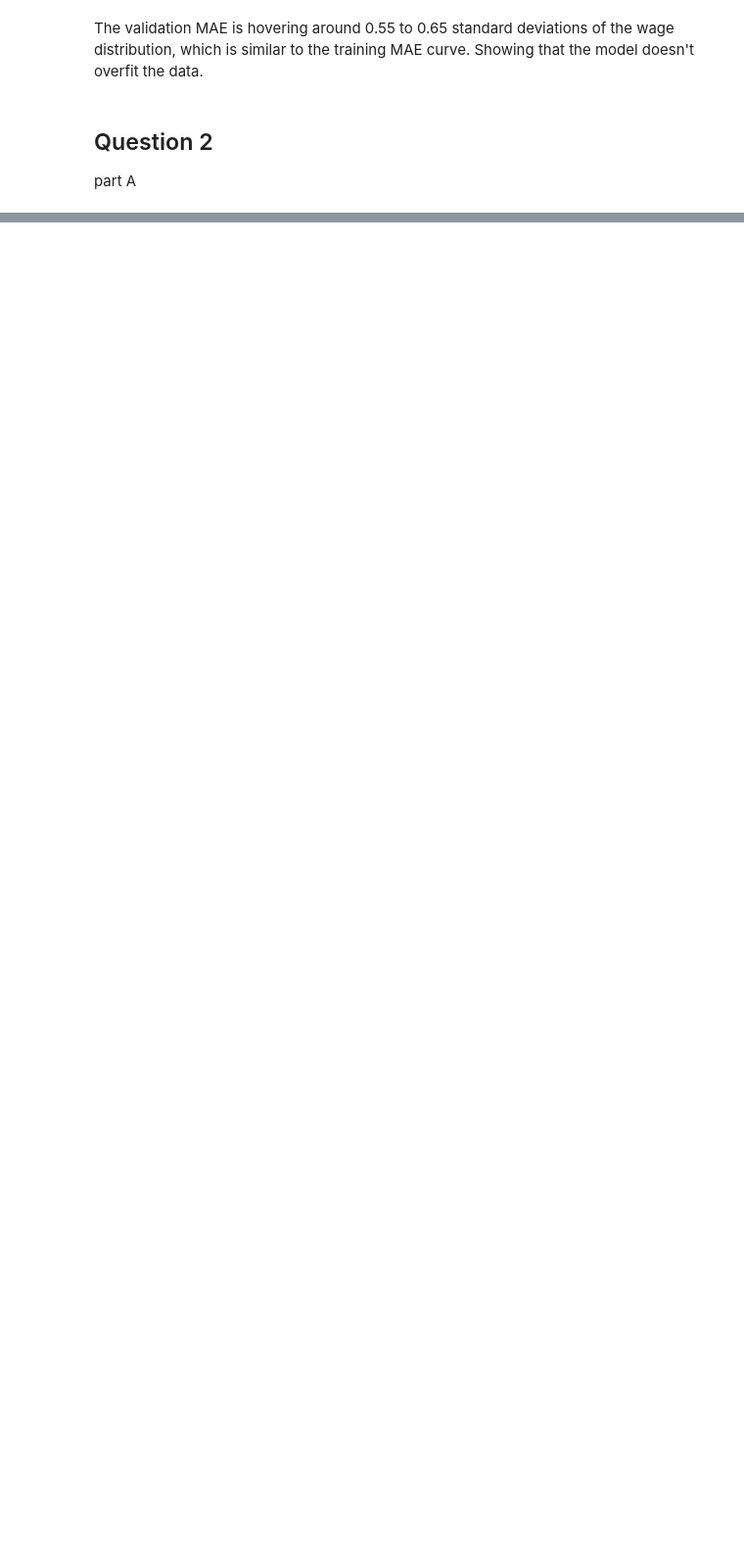
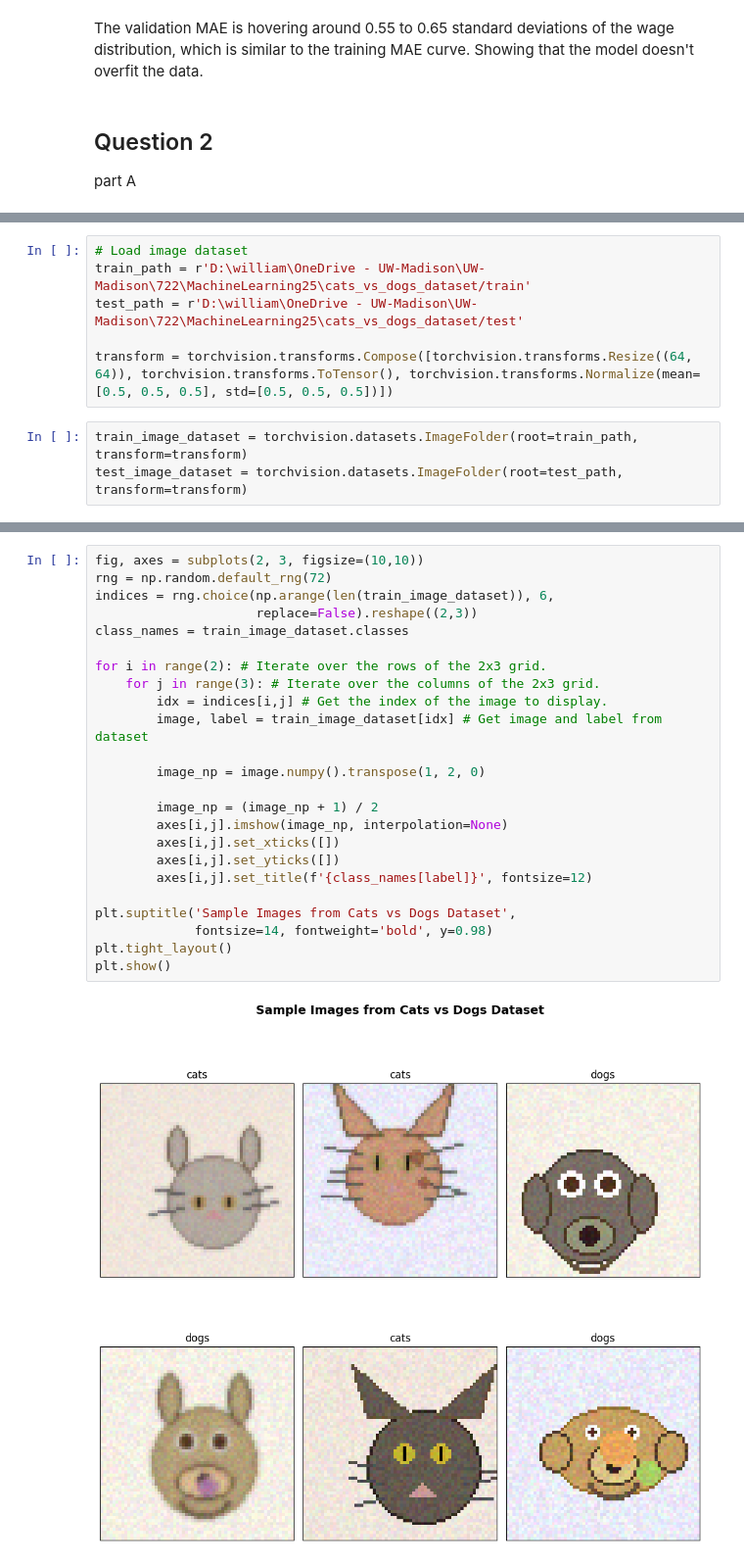
Before and after one commit to WilliamJhong/2025AAE722_William-J, a Jupyter notebook: lab10.ipynb, the cells around one changed output, grey strips where cells are left out. Shown at 98% size. Saved outputs shown, nothing was run; the diff lists cells and outputs as text; blank space fills up the shorter version.

```diff
--- a/lab10.ipynb
+++ b/lab10.ipynb
@@ -298,0 +286,9 @@ part A
+# %%
+# Load image dataset
+train_path = r'D:\william\OneDrive - UW-Madison\UW-Madison\722\MachineLearning25\cats_vs_dogs_dataset/train'
+test_path = r'D:\william\OneDrive - UW-Madison\UW-Madison\722\MachineLearning25\cats_vs_dogs_dataset/test'
+
+transform = torchvision.transforms.Compose([torchvision.transforms.Resize((64, 64)), torchvision.transforms.ToTensor(), torchvision.transforms.Normalize(mean=[0.5, 0.5, 0.5], std=[0.5, 0.5, 0.5])])
+# %%
+train_image_dataset = torchvision.datasets.ImageFolder(root=train_path, transform=transform)
+test_image_dataset = torchvision.datasets.ImageFolder(root=test_path, transform=transform)
@@ -298,0 +304,26 @@ part A
+# %%
+fig, axes = subplots(2, 3, figsize=(10,10))
+rng = np.random.default_rng(72)
+indices = rng.choice(np.arange(len(train_image_dataset)), 6,
+                     replace=False).reshape((2,3))
+class_names = train_image_dataset.classes
+
+for i in range(2): # Iterate over the rows of the 2x3 grid.
+    for j in range(3): # Iterate over the columns of the 2x3 grid.
+        idx = indices[i,j] # Get the index of the image to display.
+        image, label = train_image_dataset[idx] # Get image and label from dataset
+
+        image_np = image.numpy().transpose(1, 2, 0)
+
+        image_np = (image_np + 1) / 2
+        axes[i,j].imshow(image_np, interpolation=None)
+        axes[i,j].set_xticks([])
+        axes[i,j].set_yticks([])
+        axes[i,j].set_title(f'{class_names[label]}', fontsize=12)
+
+plt.suptitle('Sample Images from Cats vs Dogs Dataset',
+             fontsize=14, fontweight='bold', y=0.98)
+plt.tight_layout()
+plt.show()
+# %% [output]
+[figure, added]
```
Also changed, not shown: parts of 15 cells of this notebook.
